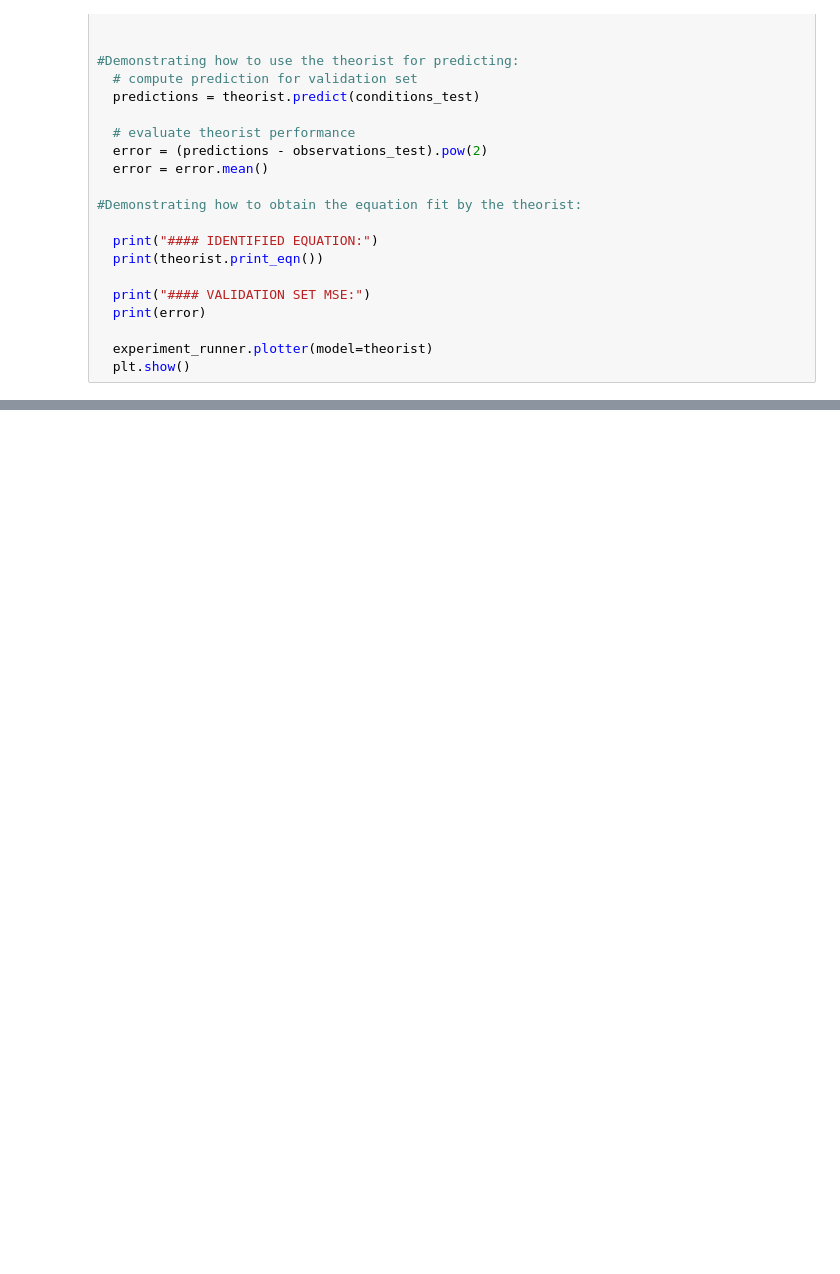
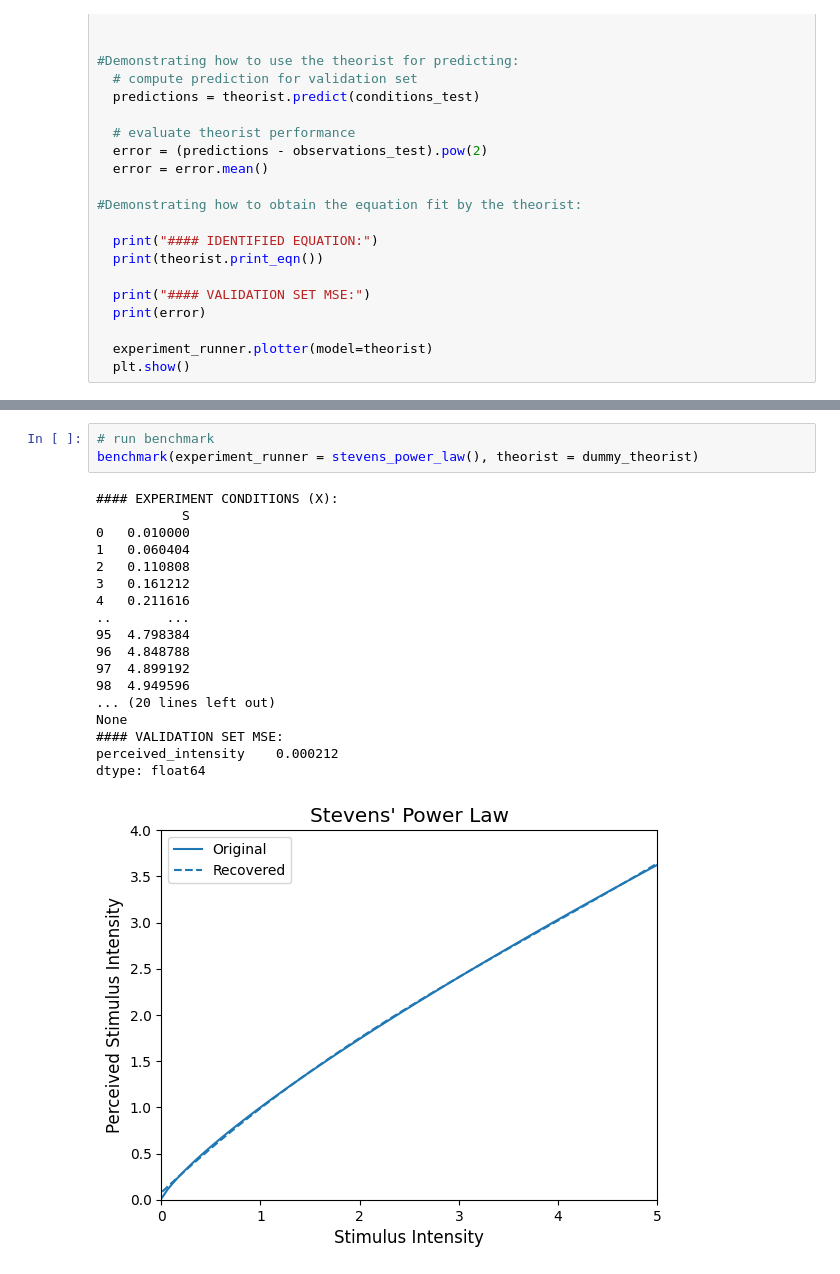
Before and after one commit to acesmeci/autora-theorist-MAFT, a Jupyter notebook: docs/Basic Usage.ipynb, the cells around one changed output, grey strips where cells are left out. Saved outputs shown, nothing was run; the diff lists cells and outputs as text; blank space fills up the shorter version.

```diff
--- a/docs/Basic Usage.ipynb
+++ b/docs/Basic Usage.ipynb
@@ -100,0 +793,22 @@ Demonstrating that the theorist can recover at least two ground truth models. (*
+# %%
+# run benchmark
+benchmark(experiment_runner = stevens_power_law(), theorist = dummy_theorist)
+# %% [output]
+#### EXPERIMENT CONDITIONS (X):
+           S
+0   0.010000
+1   0.060404
+2   0.110808
+3   0.161212
+4   0.211616
+..       ...
+95  4.798384
+96  4.848788
+97  4.899192
+98  4.949596
+... (20 lines left out)
+None
+#### VALIDATION SET MSE:
+perceived_intensity    0.000212
+dtype: float64
+[figure, added]
```
Also changed, not shown: parts of 9 cells of this notebook, 1 other file.
